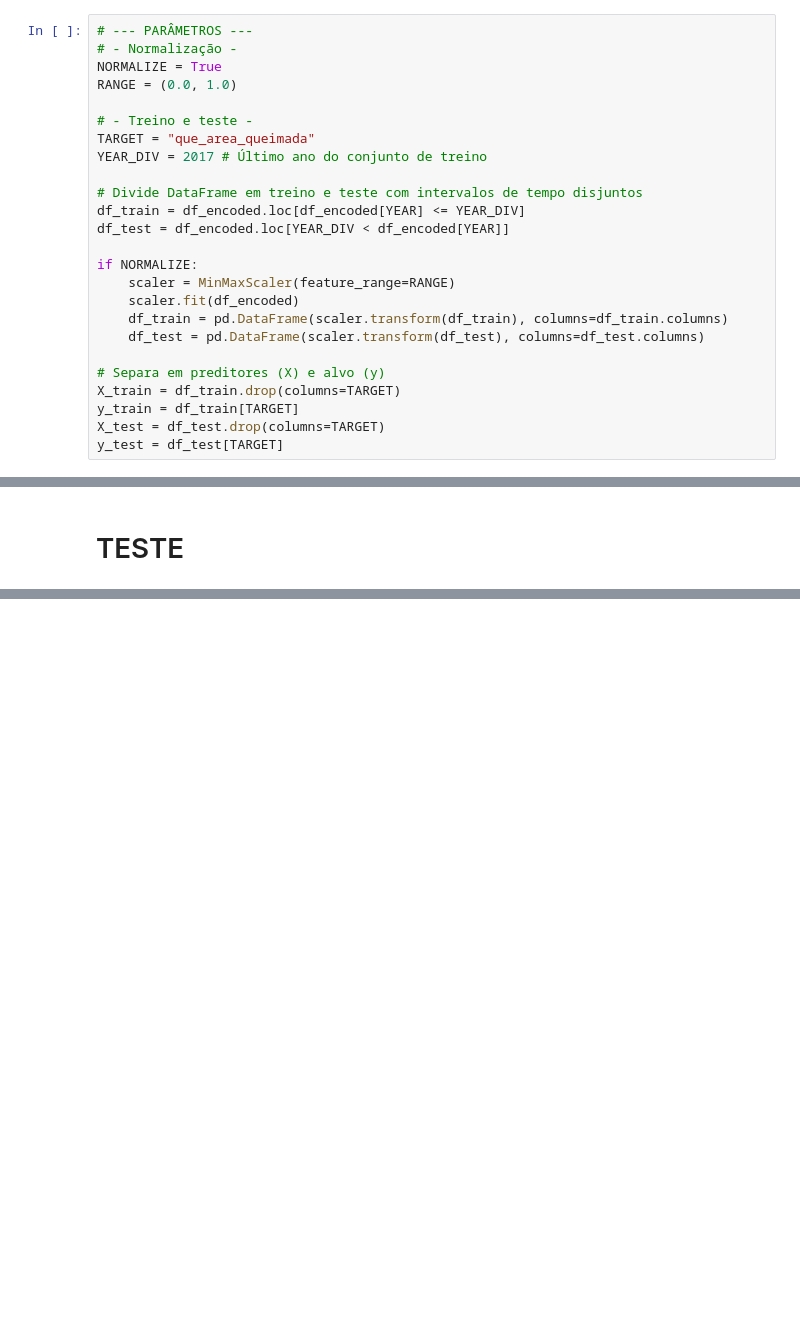
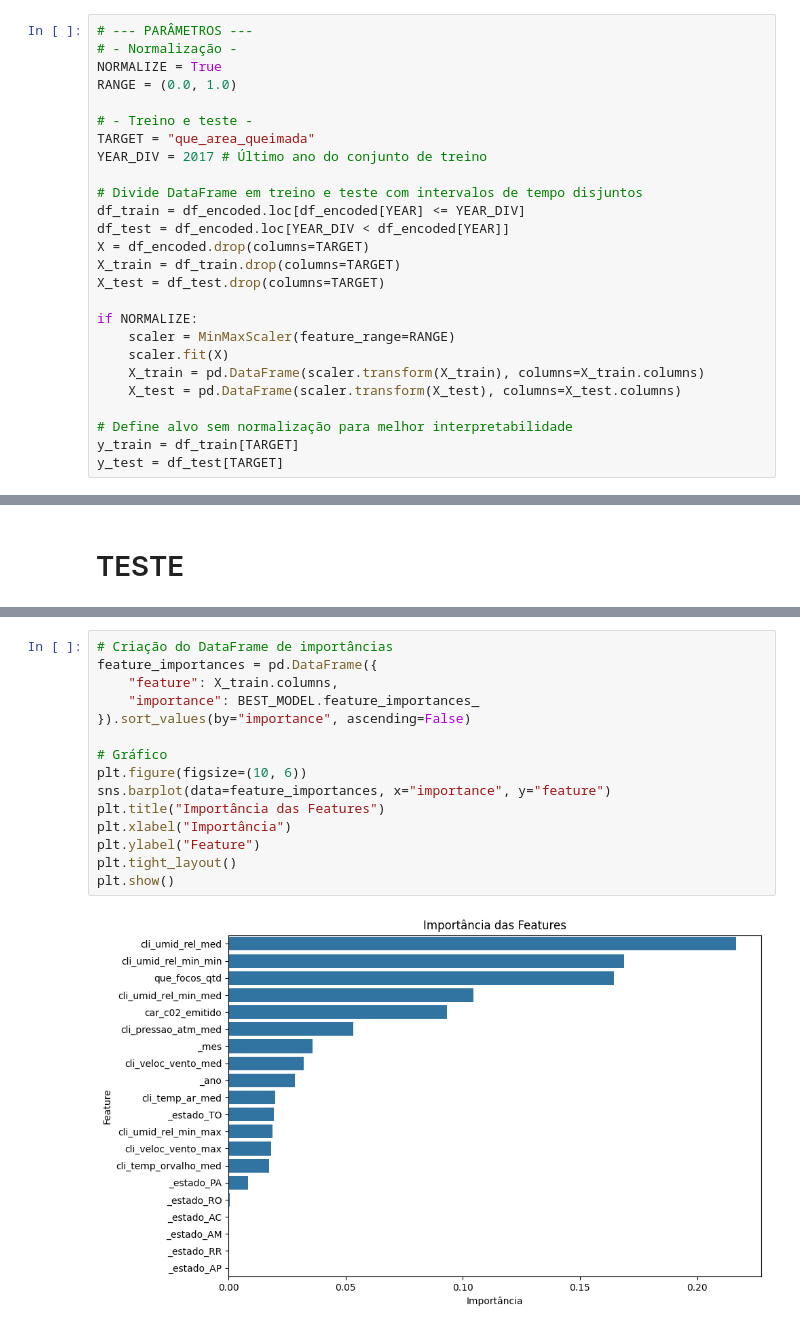
Before and after one commit to SirSirocco/DataScience_2025_1, a Jupyter notebook: random_forest.ipynb, the cells around one changed output, grey strips where cells are left out. Cells and saved outputs as stored; diff of their text form; blank space fills up the shorter version.

```diff
--- a/random_forest.ipynb
+++ b/random_forest.ipynb
@@ -153,17 +154,18 @@ YEAR_DIV = 2017 # Último ano do conjunto de treino
 # Divide DataFrame em treino e teste com intervalos de tempo disjuntos
 df_train = df_encoded.loc[df_encoded[YEAR] <= YEAR_DIV]
 df_test = df_encoded.loc[YEAR_DIV < df_encoded[YEAR]]
+X = df_encoded.drop(columns=TARGET)
+X_train = df_train.drop(columns=TARGET)
+X_test = df_test.drop(columns=TARGET)
 
 if NORMALIZE:
     scaler = MinMaxScaler(feature_range=RANGE)
-    scaler.fit(df_encoded)
-    df_train = pd.DataFrame(scaler.transform(df_train), columns=df_train.columns)
-    df_test = pd.DataFrame(scaler.transform(df_test), columns=df_test.columns)
+    scaler.fit(X)
+    X_train = pd.DataFrame(scaler.transform(X_train), columns=X_train.columns)
+    X_test = pd.DataFrame(scaler.transform(X_test), columns=X_test.columns)
 
-# Separa em preditores (X) e alvo (y)
-X_train = df_train.drop(columns=TARGET)
+# Define alvo sem normalização para melhor interpretabilidade
 y_train = df_train[TARGET]
-X_test = df_test.drop(columns=TARGET)
 y_test = df_test[TARGET]
 # %% [markdown]
 # MODELO
@@ -231,0 +268,17 @@ for metric, function in DICT_METRIC_FUNCTION.items():
+# %%
+# Criação do DataFrame de importâncias
+feature_importances = pd.DataFrame({
+    "feature": X_train.columns,
+    "importance": BEST_MODEL.feature_importances_
+}).sort_values(by="importance", ascending=False)
+
+# Gráfico
+plt.figure(figsize=(10, 6))
+sns.barplot(data=feature_importances, x="importance", y="feature")
+plt.title("Importância das Features")
+plt.xlabel("Importância")
+plt.ylabel("Feature")
+plt.tight_layout()
+plt.show()
+# %% [output]
+[figure, added]
```
Also changed, not shown: parts of 9 cells of this notebook.
